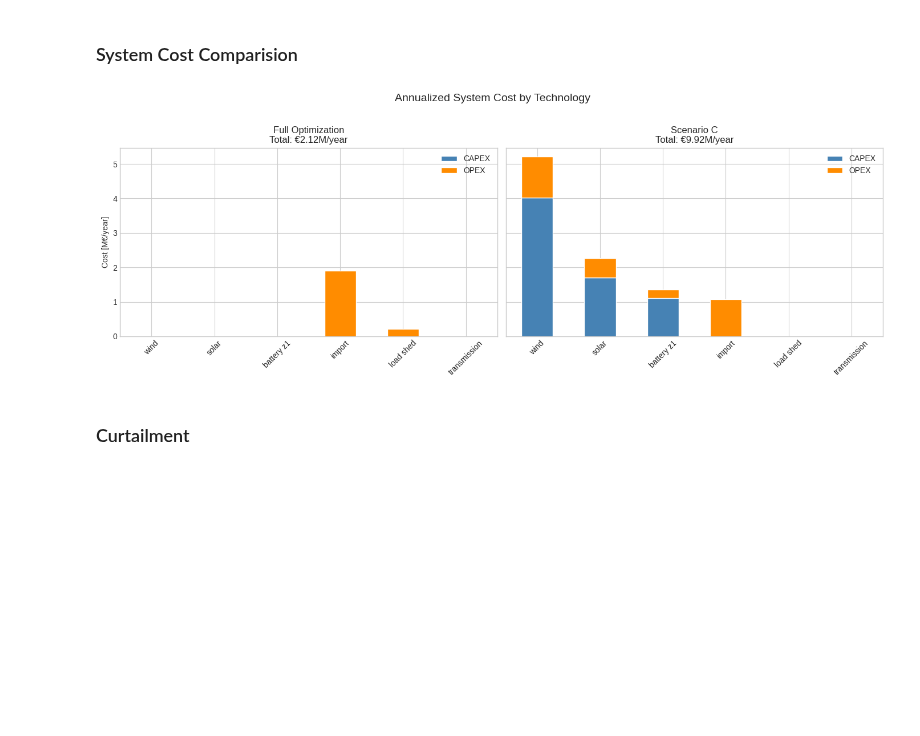
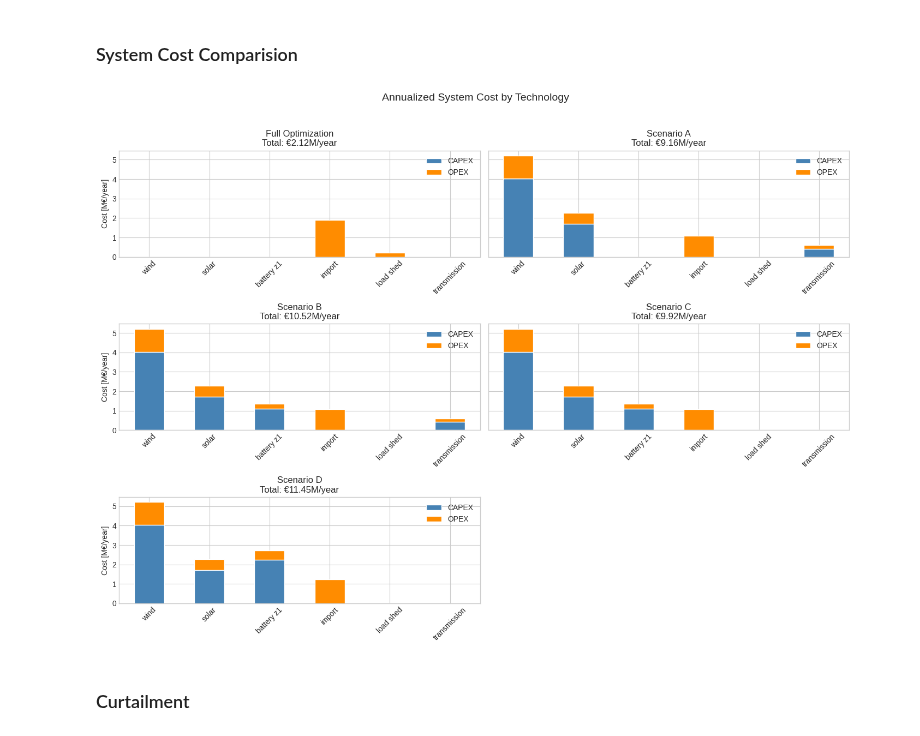
Before and after one commit to karivero/esi_final_repo, a Jupyter notebook: final_esi/ESI_Assignment/combined_submission.ipynb, the cells around one changed output. Saved outputs shown, nothing was run; the diff lists cells and outputs as text; code cells hidden in the pictures; blank space fills up the shorter version.

```diff
--- a/final_esi/ESI_Assignment/combined_submission.ipynb
+++ b/final_esi/ESI_Assignment/combined_submission.ipynb
@@ -849,0 +857,2 @@ Total unserved demand: 0.0 MWh
+# %%
+ax = n.loads_t.p_set.sum(axis=1).plot(figsize=(15,5), title="Total Demand Over Time [MW]")
@@ -950,19 +986,19 @@ def build_cost_df(n, annualized_capex_wind, annualized_opex_wind,
                       Operational_cost_electricity_import_cost,
                       Operational_cost_lost_load_penalty):
 
-    opt_wind_mw      = n.generators.p_nom_opt.get("wind", 0)
-    opt_solar_mw     = n.generators.p_nom_opt.get("solar", 0)
-    opt_battery_z1_mw = n.storage_units.p_nom_opt.get("battery storage zone 1", 0)
+    opt_wind      = n.generators.p_nom_opt.get("wind", 0)
+    opt_solar     = n.generators.p_nom_opt.get("solar", 0)
+    opt_battery_z1 = n.storage_units.p_nom_opt.get("battery storage zone 1", 0)
     opt_import_mwh   = n.generators_t.p.get("import", pd.Series(dtype=float)).sum()
     opt_loadshed_mwh = n.generators_t.p.get("load shedding", pd.Series(dtype=float)).sum()
 
     cost_data = {
-        "wind":         {"CAPEX": annualized_capex_wind  * opt_wind_mw,
-                         "OPEX":  annualized_opex_wind   * opt_wind_mw},
-        "solar":        {"CAPEX": annualized_capex_solar * opt_solar_mw,
-                         "OPEX":  annualized_opex_solar  * opt_solar_mw},
-        "battery z1":   {"CAPEX": annualized_capex_battery * opt_battery_z1_mw,
-                         "OPEX":  annualized_opex_battery  * opt_battery_z1_mw},
+        "wind":         {"CAPEX": annualized_capex_wind  * opt_wind,
+                         "OPEX":  annualized_opex_wind   * opt_wind},
+        "solar":        {"CAPEX": annualized_capex_solar * opt_solar,
+                         "OPEX":  annualized_opex_solar  * opt_solar},
+        "battery z1":   {"CAPEX": annualized_capex_battery * opt_battery_z1,
+                         "OPEX":  annualized_opex_battery  * opt_battery_z1},
         "import":       {"CAPEX": 0,
                          "OPEX":  Operational_cost_electricity_import_cost * opt_import_mwh},
         "load shed":    {"CAPEX": 0,
@@ -989,23 +1025,53 @@ cost_params = dict(
 )
 # %%
 # ── Plot one stacked bar per scenario ─────────────────────────────────────────
-fig, axes = plt.subplots(1, len(networks), figsize=(7 * len(networks), 5), sharey=True)
+# fig, axes = plt.subplots(1, len(networks), figsize=(7 * len(networks), 5), sharey=True)
+#
+# for ax, (label, n) in zip(axes, networks.items()):
+#     cost_df = build_cost_df(n, **cost_params)
+#     total   = cost_df["CAPEX"].sum() + cost_df["OPEX"].sum()
+#
+#     cost_df[["CAPEX", "OPEX"]].plot(kind="bar", stacked=True, ax=ax,
+#                                      color=["steelblue", "darkorange"])
+#     ax.set_title(f"{label}\nTotal: €{total:.2f}M/year")
+#     ax.set_ylabel("Cost [M€/year]")
+#     ax.tick_params(axis="x", rotation=45)
+#
+# plt.suptitle("Annualized System Cost by Technology", fontsize=14, y=1.02)
+# plt.tight_layout()
+# plt.show()
+
+import math
+
+n_plots = len(networks)
+n_rows = 3
+n_cols = math.ceil(n_plots / n_rows)
+
+fig, axes = plt.subplots(n_rows, n_cols, figsize=(7 * n_cols, 10), sharey=True)
+
+axes = axes.flatten()  # makes iteration easy
 
 for ax, (label, n) in zip(axes, networks.items()):
     cost_df = build_cost_df(n, **cost_params)
     total   = cost_df["CAPEX"].sum() + cost_df["OPEX"].sum()
 
-    cost_df[["CAPEX", "OPEX"]].plot(kind="bar", stacked=True, ax=ax,
-                                     color=["steelblue", "darkorange"])
+    cost_df[["CAPEX", "OPEX"]].plot(
+        kind="bar", stacked=True, ax=ax,
+        color=["steelblue", "darkorange"]
+    )
     ax.set_title(f"{label}\nTotal: €{total:.2f}M/year")
     ax.set_ylabel("Cost [M€/year]")
     ax.tick_params(axis="x", rotation=45)
 
+# hide any unused subplots
+for ax in axes[len(networks):]:
+    ax.set_visible(False)
+
 plt.suptitle("Annualized System Cost by Technology", fontsize=14, y=1.02)
 plt.tight_layout()
 plt.show()
 # %% [output]
-[figure, old version]
+[figure, new version]
 # %% [markdown]
 ### Curtailment
 # %%
```
Also changed, not shown: parts of 20 cells of this notebook, 4 other files.
